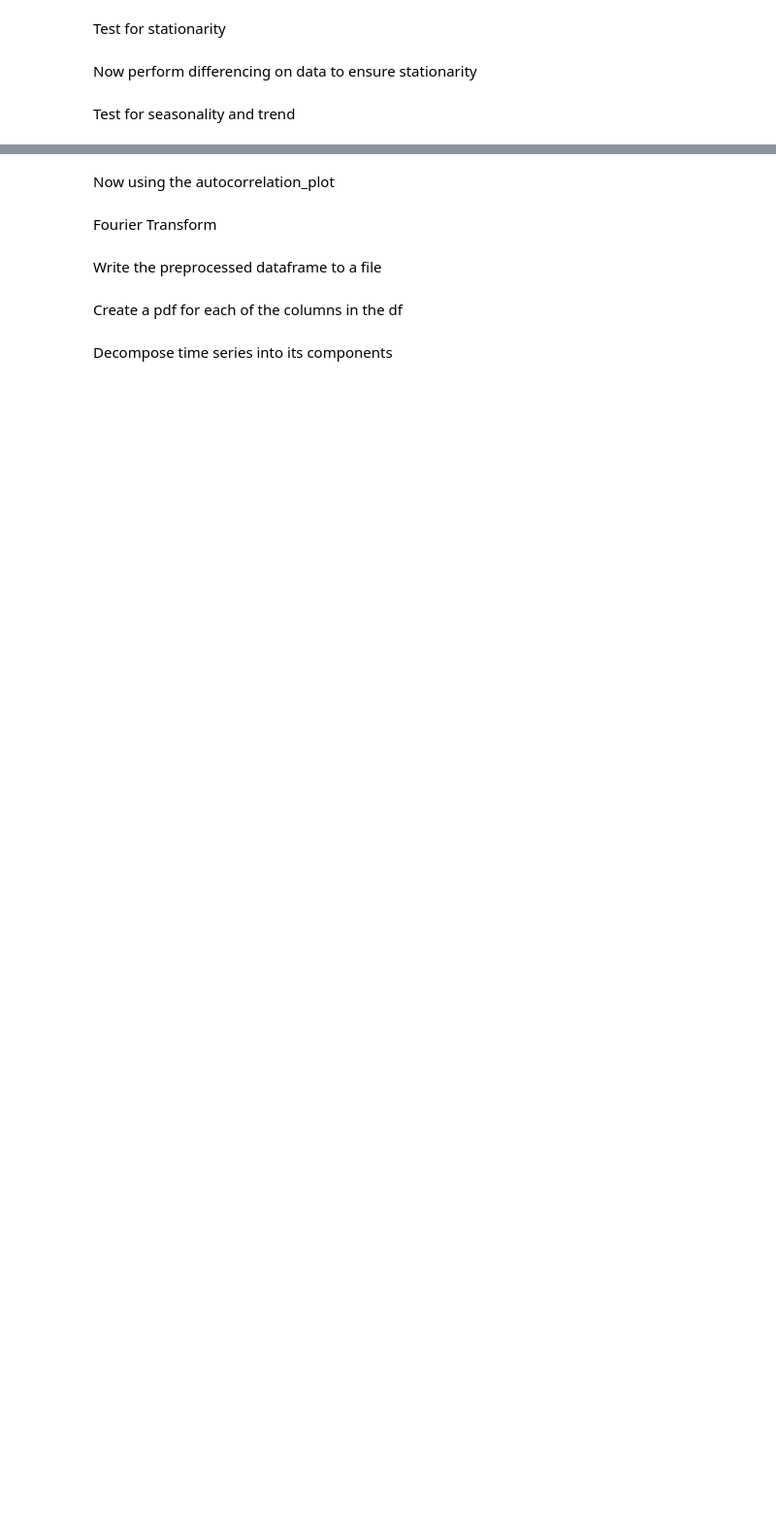
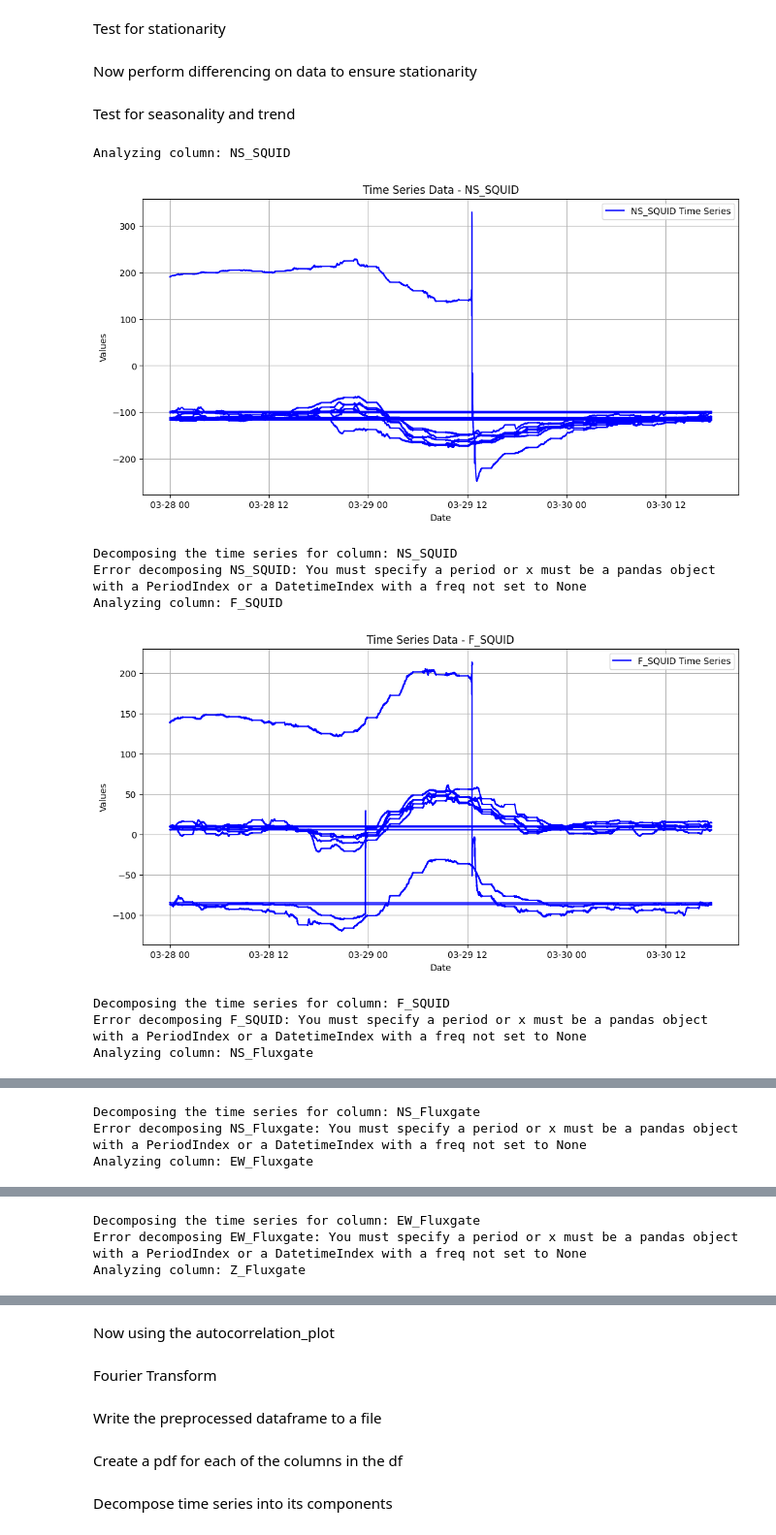
Before and after one commit to TPiphone/Bigdata_Event_Detection, a Jupyter notebook: bigdata_detection/modules/eda.ipynb, the cells around one changed output, grey strips where cells are left out. Shown at 97% size. Drawn from its saved outputs; the diff is of its cells as text; code cells hidden in the pictures; blank space fills up the shorter version.

```diff
--- a/bigdata_detection/modules/eda.ipynb
+++ b/bigdata_detection/modules/eda.ipynb
@@ -204,5 +296,14 @@ eda.perform_dickey_fuller_test(resampled_df)
 # %% [markdown]
 Test for seasonality and trend
 # %%
-df = resampled_df
 eda.test_stationarity(df)
+# %% [output]
+Analyzing column: NS_SQUID
+[figure, added]
+Decomposing the time series for column: NS_SQUID
+Error decomposing NS_SQUID: You must specify a period or x must be a pandas object with a PeriodIndex or a DatetimeIndex with a freq not set to None
+Analyzing column: F_SQUID
+[figure, added]
+Decomposing the time series for column: F_SQUID
+Error decomposing F_SQUID: You must specify a period or x must be a pandas object with a PeriodIndex or a DatetimeIndex with a freq not set to None
+Analyzing column: NS_Fluxgate
@@ -208,0 +311,3 @@ eda.test_stationarity(df)
+Decomposing the time series for column: NS_Fluxgate
+Error decomposing NS_Fluxgate: You must specify a period or x must be a pandas object with a PeriodIndex or a DatetimeIndex with a freq not set to None
+Analyzing column: EW_Fluxgate
@@ -208,0 +315,3 @@ eda.test_stationarity(df)
+Decomposing the time series for column: EW_Fluxgate
+Error decomposing EW_Fluxgate: You must specify a period or x must be a pandas object with a PeriodIndex or a DatetimeIndex with a freq not set to None
+Analyzing column: Z_Fluxgate
```
Also changed, not shown: parts of 14 cells of this notebook, 2 other files.
